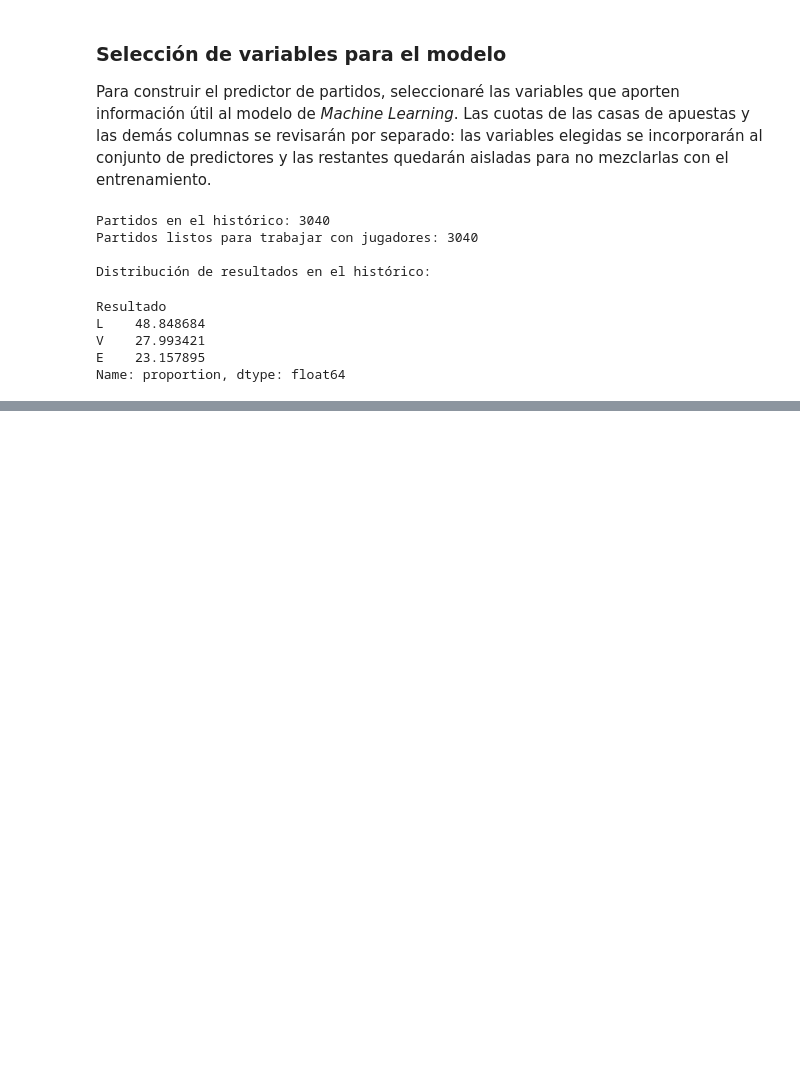
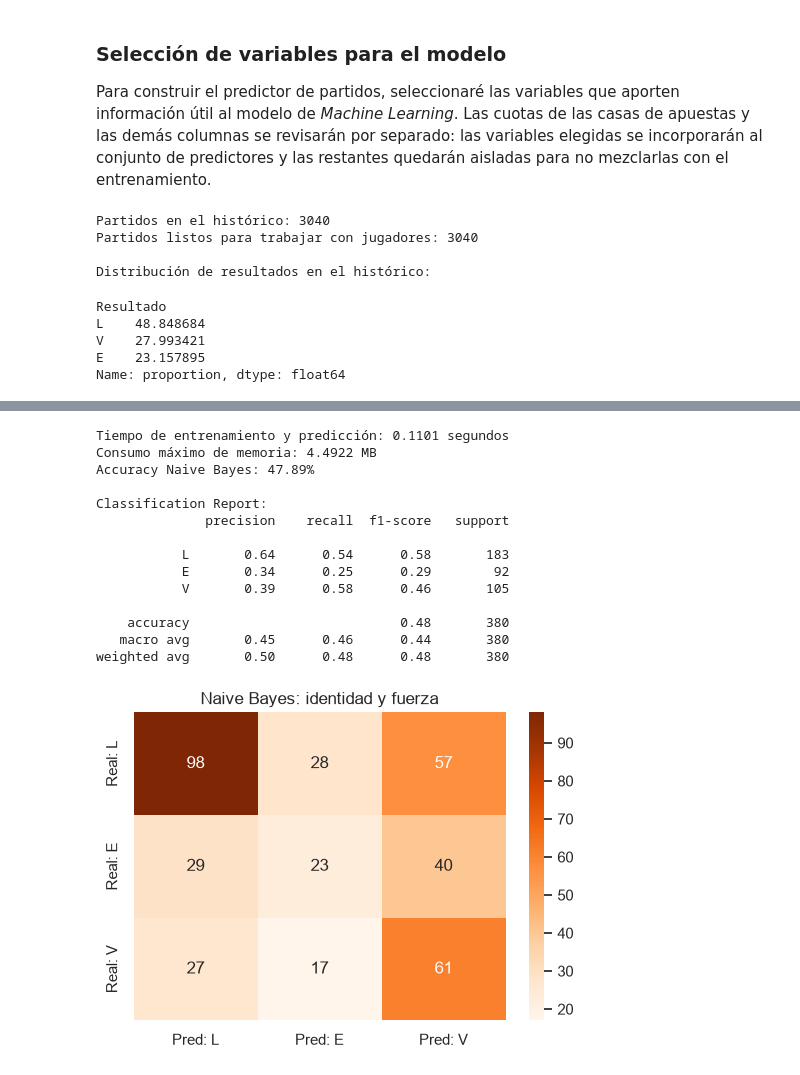
Before and after one commit to GzzAlejandro/proyecto-integrador-laliga, a Jupyter notebook: notebooks/06_predictor_de_partidos.ipynb, the cells around one changed output, grey strips where cells are left out. Saved outputs shown, nothing was run; the diff lists cells and outputs as text; code cells hidden in the pictures; blank space fills up the shorter version.

```diff
--- a/notebooks/06_predictor_de_partidos.ipynb
+++ b/notebooks/06_predictor_de_partidos.ipynb
@@ -314,0 +648,44 @@ weighted avg       0.44      0.47      0.45       380
+# %%
+# Naive Bayes con variables híbridas
+nb_hibrido = GaussianNB()
+tracemalloc.start()
+inicio_nb_hibrido = time.time()
+nb_hibrido.fit(X_train_hibrido.to_numpy(), y_train_hibrido)
+y_pred_nb_hibrido = nb_hibrido.predict(X_test_hibrido.to_numpy())
+_, memoria_max_nb_hibrido = tracemalloc.get_traced_memory()
+tracemalloc.stop()
+tiempo_nb_hibrido = time.time() - inicio_nb_hibrido
+ram_nb_hibrido_mb = memoria_max_nb_hibrido / (1024 * 1024)
+
+print(f"Tiempo de entrenamiento y predicción: {tiempo_nb_hibrido:.4f} segundos")
+print(f"Consumo máximo de memoria: {ram_nb_hibrido_mb:.4f} MB")
+print(f"Accuracy Naive Bayes: {accuracy_score(y_test_hibrido, y_pred_nb_hibrido) * 100:.2f}%\n")
+print("Classification Report:")
+print(classification_report(y_test_hibrido, y_pred_nb_hibrido, labels=['L', 'E', 'V'], zero_division=0))
+
+# Matriz de confusión
+cm_nb_hibrido = confusion_matrix(y_test_hibrido, y_pred_nb_hibrido, labels=['L', 'E', 'V'])
+plt.figure(figsize=(6, 4))
+sns.heatmap(
+    cm_nb_hibrido, annot=True, fmt='d', cmap='Oranges',
+    xticklabels=['Pred: L', 'Pred: E', 'Pred: V'],
+    yticklabels=['Real: L', 'Real: E', 'Real: V']
+ )
+plt.title('Naive Bayes: identidad y fuerza')
+plt.show()
+# %% [output]
+Tiempo de entrenamiento y predicción: 0.1101 segundos
+Consumo máximo de memoria: 4.4922 MB
+Accuracy Naive Bayes: 47.89%
+
+Classification Report:
+              precision    recall  f1-score   support
+
+           L       0.64      0.54      0.58       183
+           E       0.34      0.25      0.29        92
+           V       0.39      0.58      0.46       105
+
+    accuracy                           0.48       380
+   macro avg       0.45      0.46      0.44       380
+weighted avg       0.50      0.48      0.48       380
+[figure, added]
```
Also changed, not shown: parts of 53 cells of this notebook.
